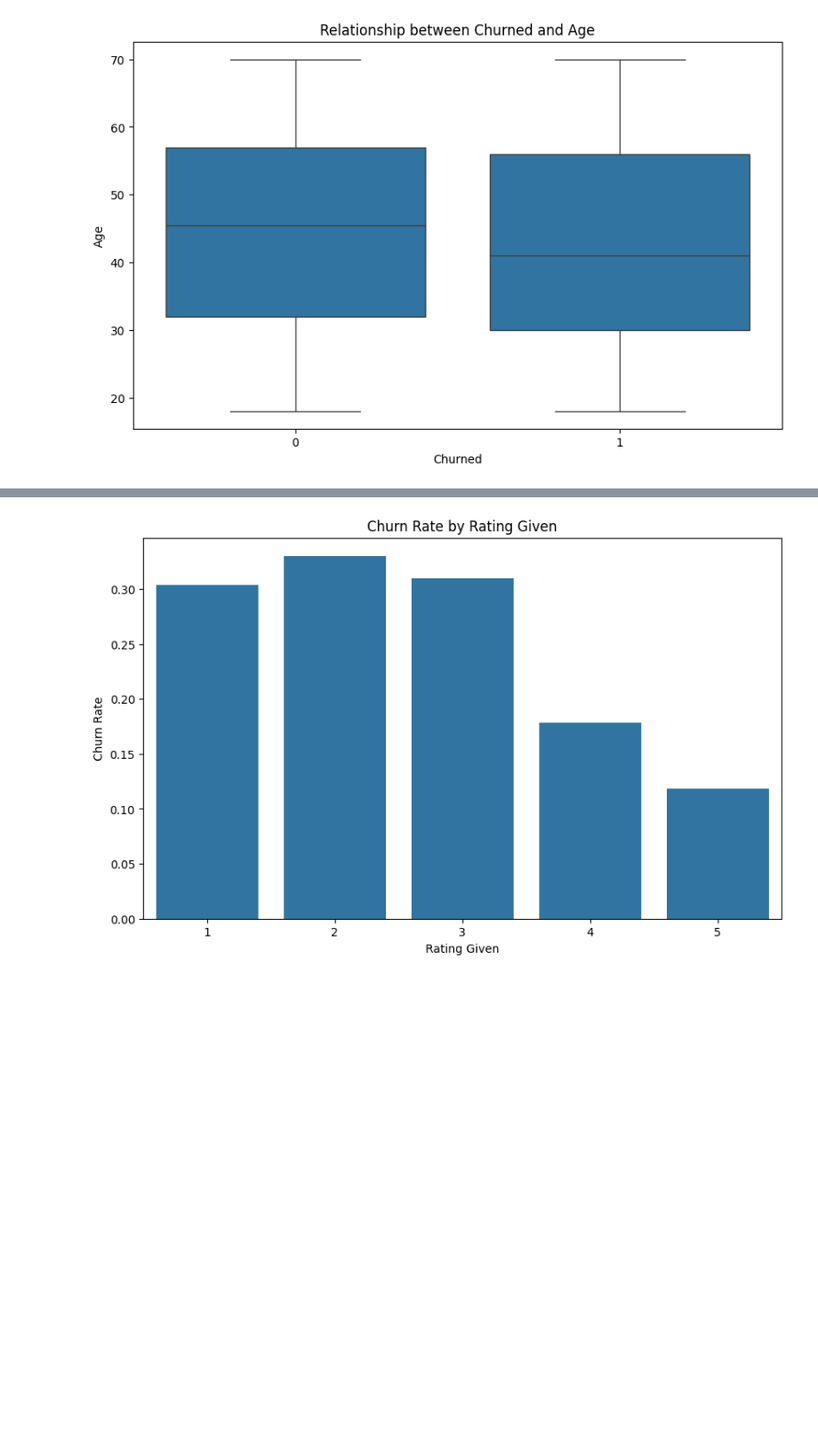
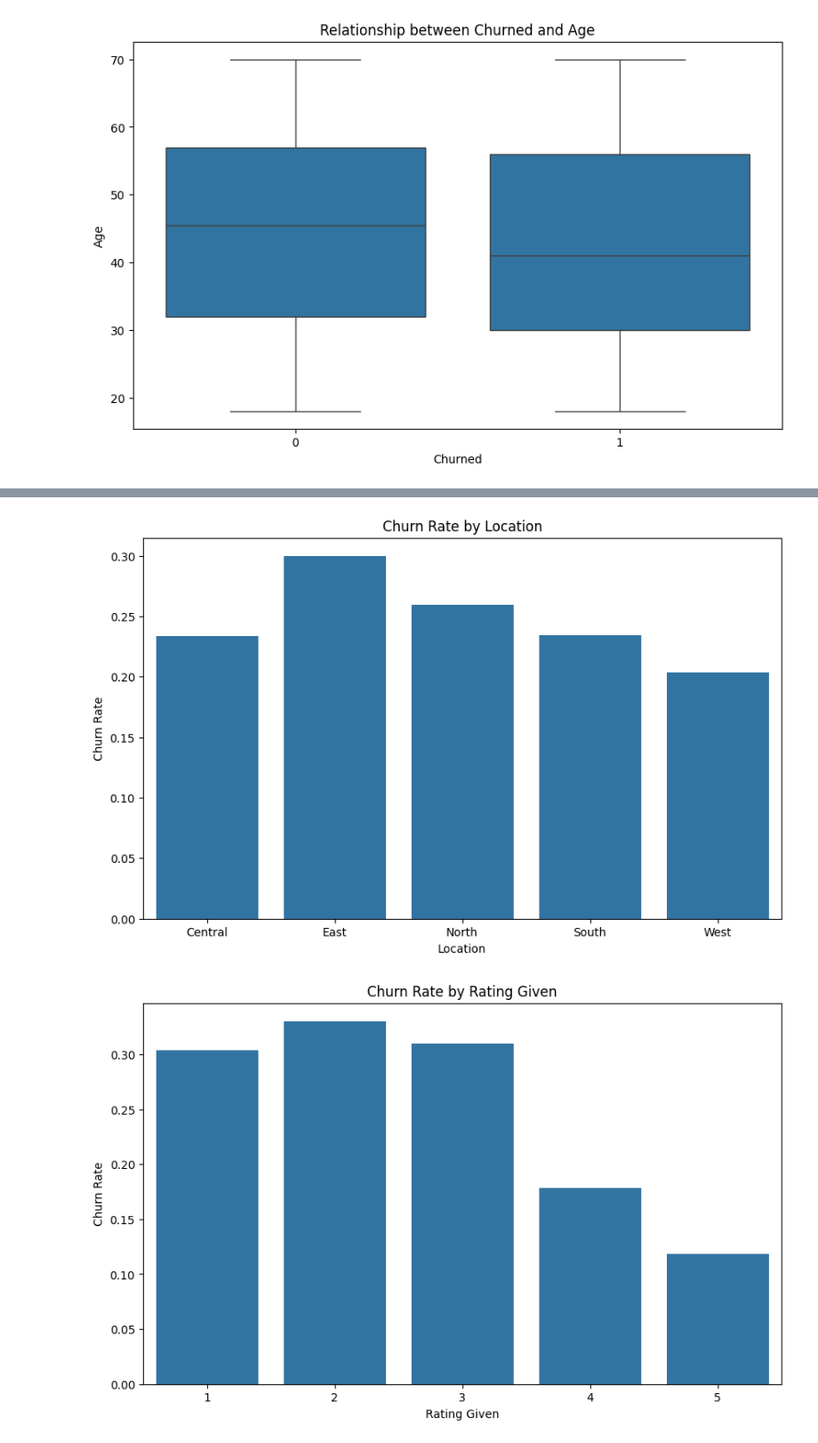
Before and after one commit to zhaoz127/schulich_data_science, a Jupyter notebook: ass1修改.ipynb, the cells around one changed output, grey strips where cells are left out. Shown: that part at 89% size. Drawn from its saved outputs; the diff is of its cells as text; code cells hidden in the pictures; blank space fills up the shorter version.

```diff
--- a/ass1修改.ipynb
+++ b/ass1修改.ipynb
@@ -187,2 +190,18 @@ plt.show()
+# %%
+# Analyze the relationship between churned and Location
+# Caculate churn rate in each location
+location_churn_rate = data.groupby('Location')['Churned'].mean().reset_index()
+location_churn_rate.columns = ['Location', 'Churn_Rate']
+
+# visualization
+plt.figure(figsize=(10, 6))
+sns.barplot(data=location_churn_rate, x='Location', y='Churn_Rate')
+plt.title('Churn Rate by Location')
+plt.xlabel('Location')
+plt.ylabel('Churn Rate')
+plt.show()
+#The highest churn rate for customers living in the east
+# %% [output]
+[figure, added]
 # %%
 
```
Also changed, not shown: parts of 15 cells of this notebook.
